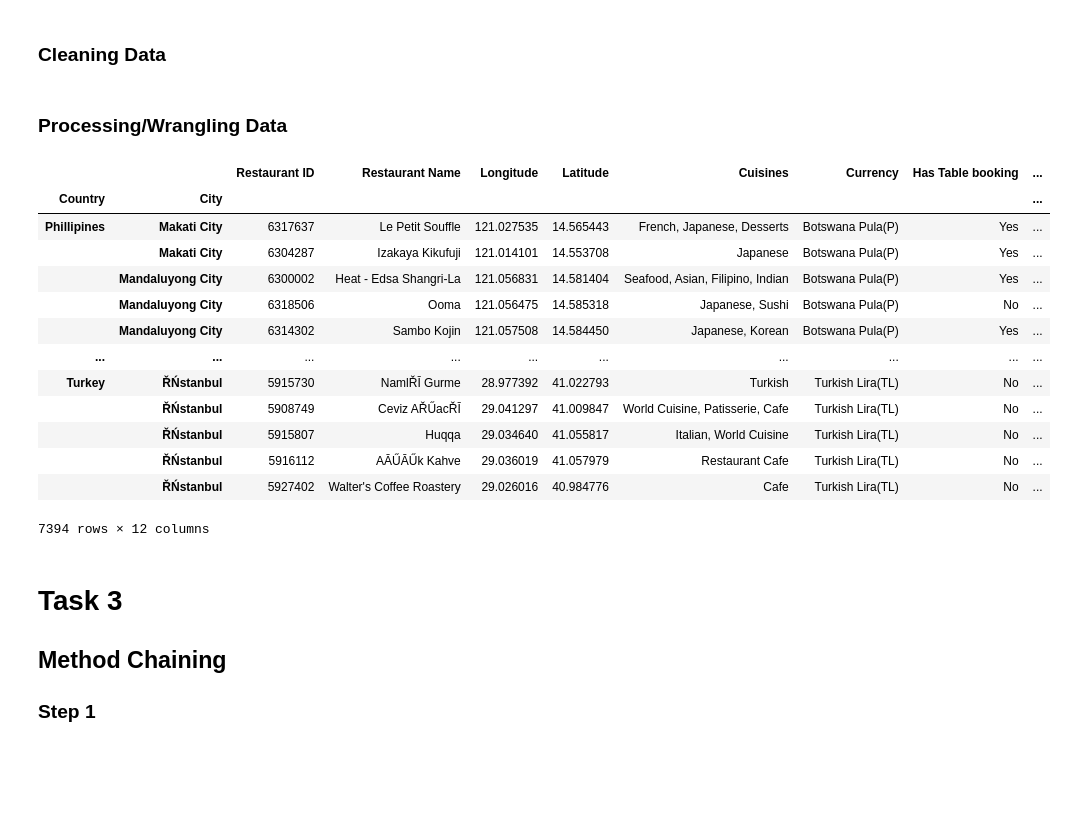
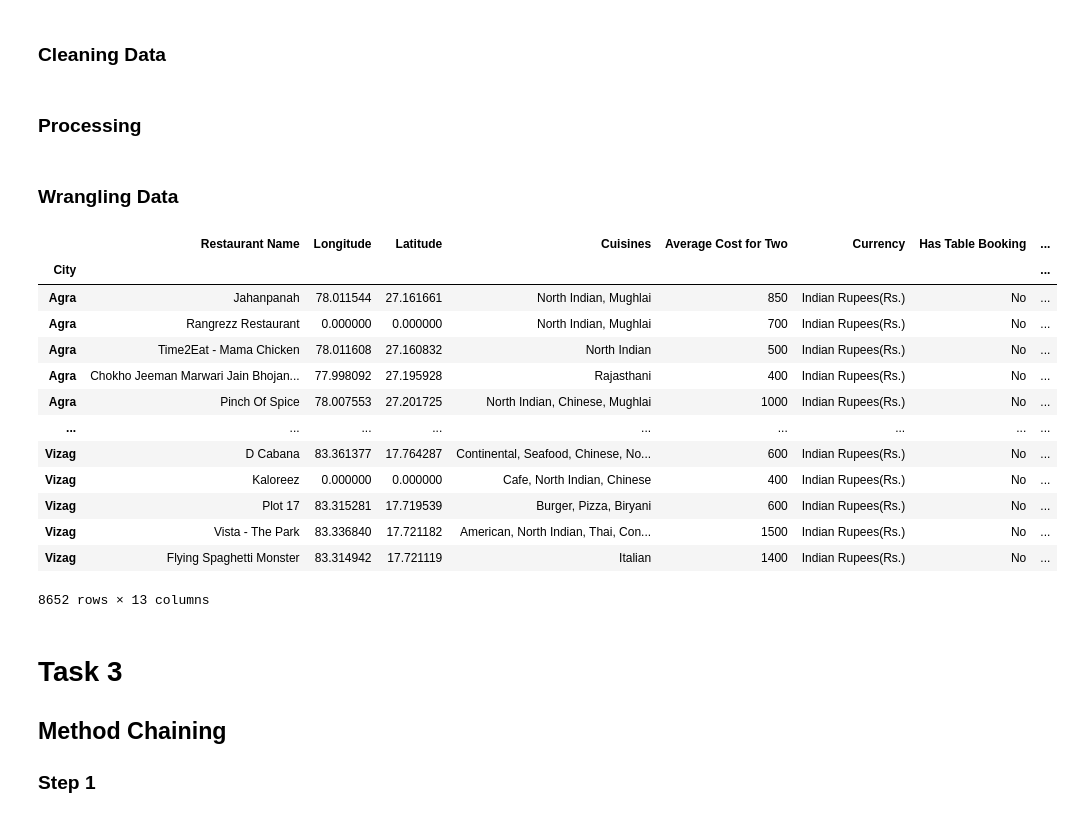
Before and after one commit to data301-2021-winter1/group28-project, a Jupyter notebook: notebooks/analysis1.ipynb, the cells around one changed output. Saved outputs shown, nothing was run; the diff lists cells and outputs as text; code cells hidden in the pictures; blank space fills up the shorter version.

```diff
--- a/notebooks/analysis1.ipynb
+++ b/notebooks/analysis1.ipynb
@@ -239,46 +277,56 @@ import numpy as np
 import pandas as pd
 import matplotlib.pylab as plt
 import seaborn as sns
+import folium
 
 #reading in CSVs (Don't need the json data)
-zomatoCSV = pd.read_csv("..\\data\\raw\\zomato.csv" , encoding = "maclatin2") #TODO fix encoding
-countryCodesCSV = pd.read_excel("..\\data\\raw\\Country-Code.xlsx")
+zomato_df = pd.read_csv("..\\data\\raw\\zomato.csv" , encoding = "maclatin2")
+countryCodes_df = pd.read_excel("..\\data\\raw\\Country-Code.xlsx")
 # %% [markdown]
 ### Cleaning Data
 # %%
 #Drop uneeded columns
-zomatoCSV = zomatoCSV.drop(["Address","Rating color","Rating text","Locality","Locality Verbose","Switch to order menu","Average Cost for two"],axis = 'columns')
+zomato_df = zomato_df.drop(["Address","Rating color","Locality","Locality Verbose","Switch to order menu","Restaurant ID"],axis = 'columns')
 #Drop rows with missing values
-zomatoCSV = zomatoCSV.dropna()
+zomato_df = zomato_df.dropna()
+# %% [markdown]
+### Processing
+# %%
+zomato_df = zomato_df.rename(columns={"Average Cost for two": "Average Cost for Two",
+                          "Has Table booking": "Has Table Booking",
+                          "Has Online delivery": "Has Online Delivery",
+                          "Rating text": "Rating Text",
+                          "Is delivering now": "Is Delivering Now",
+                          "Price Range": "Price Range",
+                          "Aggregate rating": "Aggregate Rating",})
 # %% [markdown]
-### Processing/Wrangling Data
+### Wrangling Data
 # %%
 #Merge Tables
-zomatoCSV = zomatoCSV.merge(countryCodesCSV, how = "inner",on = "Country Code")
+zomato_df = zomato_df.merge(countryCodesCSV, how = "inner",on = "Country Code")
 
-#Drop outliers/missing values
-filterAgg = zomatoCSV['Aggregate rating'].isin([0.0])
-zomatoCSV = zomatoCSV[filterAgg == False]
+#Filtering for just India
+zomato_df = zomato_df.query('Country=="India"')
 
 #Change indexing
-zomatoCSV = zomatoCSV.set_index(['Country','City']) \
-                     .drop(['Country Code'], axis = 'columns')
-zomatoCSV
+zomato_df = zomato_df.set_index(['City']) \
+                     .drop(['Country Code','Country'], axis = 'columns')
+zomato_df
 # %% [output]
-|  |  | Restaurant ID | Restaurant Name | Longitude | Latitude | Cuisines | Currency | Has Table booking | ... |
-| Country | City |  |  |  |  |  |  |  | ... |
-| Phillipines | Makati City | 6317637 | Le Petit Souffle | 121.027535 | 14.565443 | French, Japanese, Desserts | Botswana Pula(P) | Yes | ... |
-|  | Makati City | 6304287 | Izakaya Kikufuji | 121.014101 | 14.553708 | Japanese | Botswana Pula(P) | Yes | ... |
-|  | Mandaluyong City | 6300002 | Heat - Edsa Shangri-La | 121.056831 | 14.581404 | Seafood, Asian, Filipino, Indian | Botswana Pula(P) | Yes | ... |
-|  | Mandaluyong City | 6318506 | Ooma | 121.056475 | 14.585318 | Japanese, Sushi | Botswana Pula(P) | No | ... |
-|  | Mandaluyong City | 6314302 | Sambo Kojin | 121.057508 | 14.584450 | Japanese, Korean | Botswana Pula(P) | Yes | ... |
-| ... | ... | ... | ... | ... | ... | ... | ... | ... | ... |
-| Turkey | ŘŃstanbul | 5915730 | NamlŘĪ Gurme | 28.977392 | 41.022793 | Turkish | Turkish Lira(TL) | No | ... |
-|  | ŘŃstanbul | 5908749 | Ceviz AŘŰacŘĪ | 29.041297 | 41.009847 | World Cuisine, Patisserie, Cafe | Turkish Lira(TL) | No | ... |
-|  | ŘŃstanbul | 5915807 | Huqqa | 29.034640 | 41.055817 | Italian, World Cuisine | Turkish Lira(TL) | No | ... |
-|  | ŘŃstanbul | 5916112 | AĀŰĀŰk Kahve | 29.036019 | 41.057979 | Restaurant Cafe | Turkish Lira(TL) | No | ... |
-|  | ŘŃstanbul | 5927402 | Walter's Coffee Roastery | 29.026016 | 40.984776 | Cafe | Turkish Lira(TL) | No | ... |
+|  | Restaurant Name | Longitude | Latitude | Cuisines | Average Cost for Two | Currency | Has Table Booking | ... |
+| City |  |  |  |  |  |  |  | ... |
+| Agra | Jahanpanah | 78.011544 | 27.161661 | North Indian, Mughlai | 850 | Indian Rupees(Rs.) | No | ... |
+| Agra | Rangrezz Restaurant | 0.000000 | 0.000000 | North Indian, Mughlai | 700 | Indian Rupees(Rs.) | No | ... |
+| Agra | Time2Eat - Mama Chicken | 78.011608 | 27.160832 | North Indian | 500 | Indian Rupees(Rs.) | No | ... |
+| Agra | Chokho Jeeman Marwari Jain Bhojan... | 77.998092 | 27.195928 | Rajasthani | 400 | Indian Rupees(Rs.) | No | ... |
+| Agra | Pinch Of Spice | 78.007553 | 27.201725 | North Indian, Chinese, Mughlai | 1000 | Indian Rupees(Rs.) | No | ... |
+| ... | ... | ... | ... | ... | ... | ... | ... | ... |
+| Vizag | D Cabana | 83.361377 | 17.764287 | Continental, Seafood, Chinese, No... | 600 | Indian Rupees(Rs.) | No | ... |
+| Vizag | Kaloreez | 0.000000 | 0.000000 | Cafe, North Indian, Chinese | 400 | Indian Rupees(Rs.) | No | ... |
+| Vizag | Plot 17 | 83.315281 | 17.719539 | Burger, Pizza, Biryani | 600 | Indian Rupees(Rs.) | No | ... |
+| Vizag | Vista - The Park | 83.336840 | 17.721182 | American, North Indian, Thai, Con... | 1500 | Indian Rupees(Rs.) | No | ... |
+| Vizag | Flying Spaghetti Monster | 83.314942 | 17.721119 | Italian | 1400 | Indian Rupees(Rs.) | No | ... |
-7394 rows × 12 columns
+8652 rows × 13 columns
 # %% [markdown]
 # Task 3
 ## Method Chaining
```
Also changed, not shown: parts of 49 cells of this notebook.
